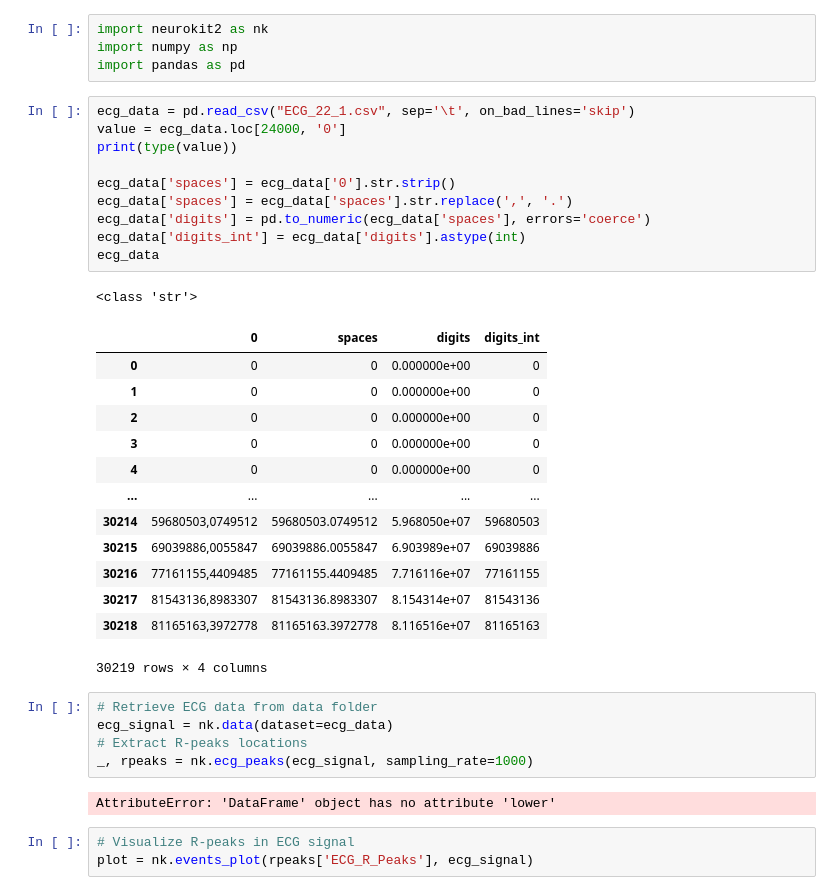
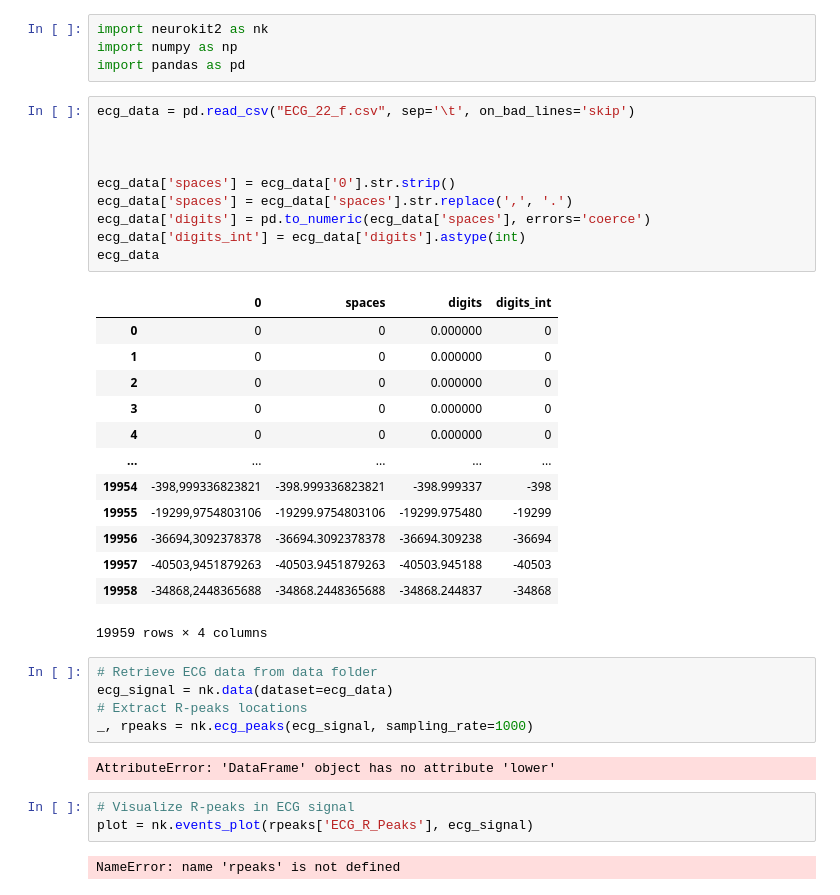
Before and after one commit to swissdeam/ECG, a Jupyter notebook: Untitled1.ipynb, the cells around one changed output. Cells and saved outputs as stored; diff of their text form.

```diff
--- a/Untitled1.ipynb
+++ b/Untitled1.ipynb
@@ -3,30 +3,29 @@ import neurokit2 as nk
 import numpy as np
 import pandas as pd
 # %%
-ecg_data = pd.read_csv("ECG_22_1.csv", sep='\t', on_bad_lines='skip')
-value = ecg_data.loc[24000, '0']
-print(type(value))
+ecg_data = pd.read_csv("ECG_22_f.csv", sep='\t', on_bad_lines='skip')
+
+
 
 ecg_data['spaces'] = ecg_data['0'].str.strip()
 ecg_data['spaces'] = ecg_data['spaces'].str.replace(',', '.')
 ecg_data['digits'] = pd.to_numeric(ecg_data['spaces'], errors='coerce')
 ecg_data['digits_int'] = ecg_data['digits'].astype(int)
 ecg_data
 # %% [output]
+|  | 0 | spaces | digits | digits_int |
+| 0 | 0 | 0 | 0.000000 | 0 |
+| 1 | 0 | 0 | 0.000000 | 0 |
+| 2 | 0 | 0 | 0.000000 | 0 |
+| 3 | 0 | 0 | 0.000000 | 0 |
+| 4 | 0 | 0 | 0.000000 | 0 |
+| ... | ... | ... | ... | ... |
+| 19954 | -398,999336823821 | -398.999336823821 | -398.999337 | -398 |
+| 19955 | -19299,9754803106 | -19299.9754803106 | -19299.975480 | -19299 |
+| 19956 | -36694,3092378378 | -36694.3092378378 | -36694.309238 | -36694 |
+| 19957 | -40503,9451879263 | -40503.9451879263 | -40503.945188 | -40503 |
+| 19958 | -34868,2448365688 | -34868.2448365688 | -34868.244837 | -34868 |
-<class 'str'>
+19959 rows × 4 columns
-|  | 0 | spaces | digits | digits_int |
-| 0 | 0 | 0 | 0.000000e+00 | 0 |
-| 1 | 0 | 0 | 0.000000e+00 | 0 |
-| 2 | 0 | 0 | 0.000000e+00 | 0 |
-| 3 | 0 | 0 | 0.000000e+00 | 0 |
-| 4 | 0 | 0 | 0.000000e+00 | 0 |
-| ... | ... | ... | ... | ... |
-| 30214 | 59680503,0749512 | 59680503.0749512 | 5.968050e+07 | 59680503 |
-| 30215 | 69039886,0055847 | 69039886.0055847 | 6.903989e+07 | 69039886 |
-| 30216 | 77161155,4409485 | 77161155.4409485 | 7.716116e+07 | 77161155 |
-| 30217 | 81543136,8983307 | 81543136.8983307 | 8.154314e+07 | 81543136 |
-| 30218 | 81165163,3972778 | 81165163.3972778 | 8.116516e+07 | 81165163 |
-30219 rows × 4 columns
 # %%
 # Retrieve ECG data from data folder
 ecg_signal = nk.data(dataset=ecg_data)
@@ -37,3 +36,5 @@ AttributeError: 'DataFrame' object has no attribute 'lower'
 # %%
 # Visualize R-peaks in ECG signal
 plot = nk.events_plot(rpeaks['ECG_R_Peaks'], ecg_signal)
+# %% [output]
+NameError: name 'rpeaks' is not defined
```
Also changed, not shown: 25 other files.
